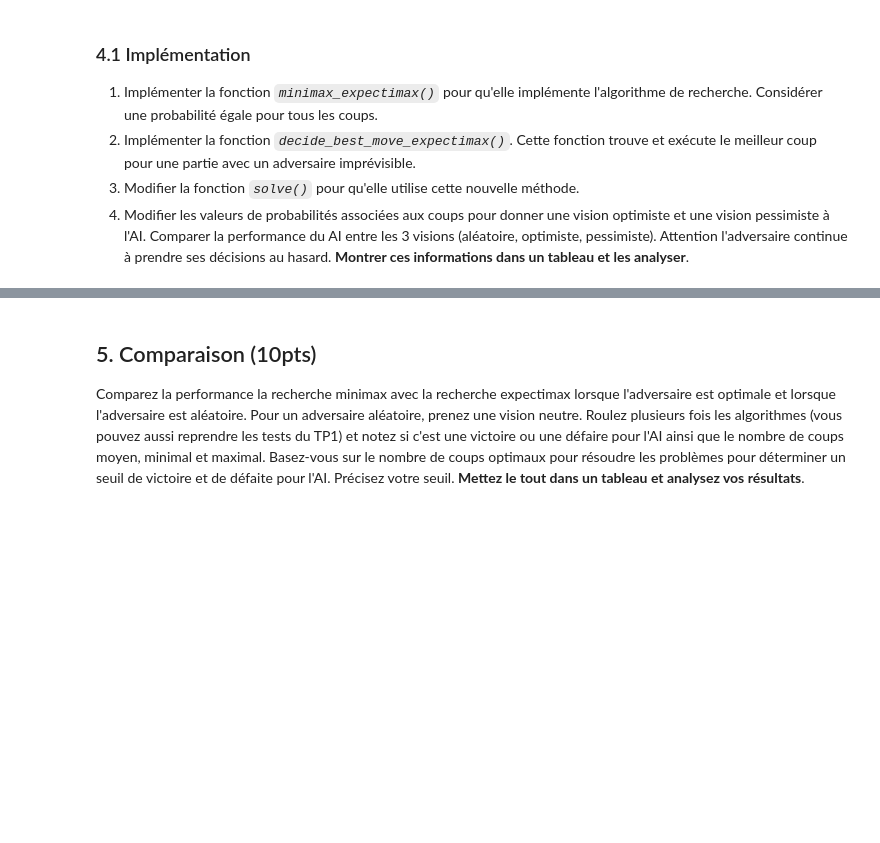
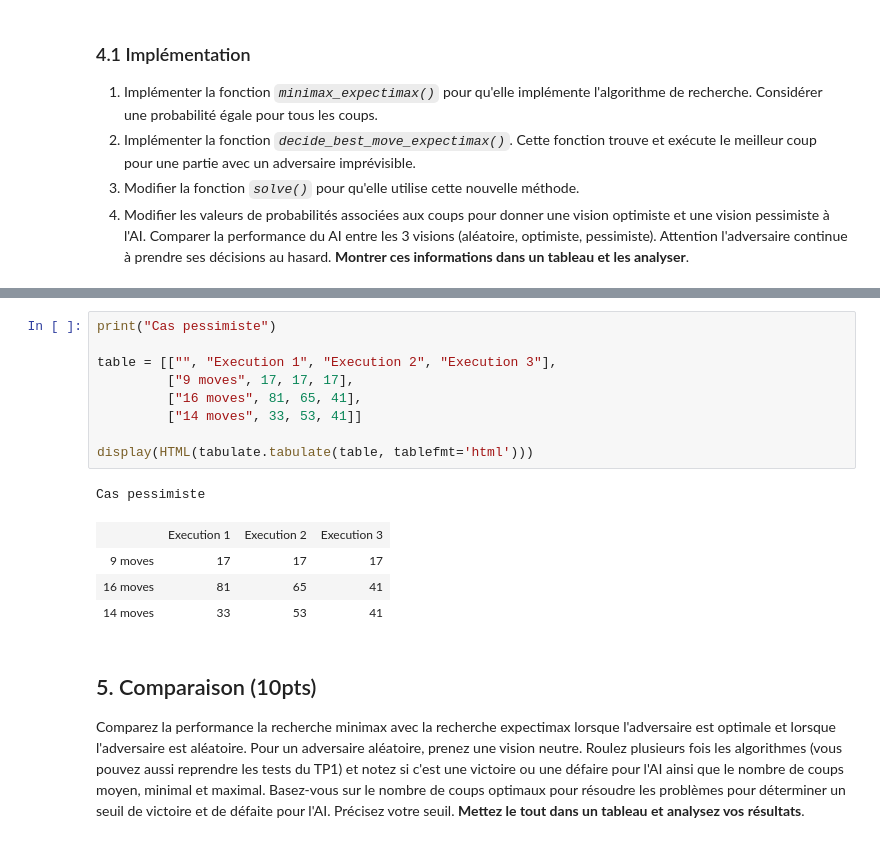
Before and after one commit to MAliElakhrass/INF8215, a Jupyter notebook: TP2/TP2_INF8215.ipynb, the cells around one changed output, grey strips where cells are left out. Cells and saved outputs as stored; diff of their text form; blank space fills up the shorter version.

```diff
--- a/TP2/TP2_INF8215.ipynb
+++ b/TP2/TP2_INF8215.ipynb
@@ -702,3 +1138,18 @@ algo.solve(s, False)
+# %%
+print("Cas pessimiste")
+
+table = [["", "Execution 1", "Execution 2", "Execution 3"],
+         ["9 moves", 17, 17, 17],
+         ["16 moves", 81, 65, 41],
+         ["14 moves", 33, 53, 41]]
+
+display(HTML(tabulate.tabulate(table, tablefmt='html')))
+# %% [output]
+Cas pessimiste
+|  | Execution 1 | Execution 2 | Execution 3 |
+| 9 moves | 17 | 17 | 17 |
+| 16 moves | 81 | 65 | 41 |
+| 14 moves | 33 | 53 | 41 |
 # %% [markdown]
 ## 5. Comparaison (10pts)
 Comparez la performance la recherche minimax avec la recherche expectimax lorsque l'adversaire est optimale et lorsque l'adversaire est aléatoire. Pour un adversaire aléatoire, prenez une vision neutre. Roulez plusieurs fois les algorithmes (vous pouvez aussi reprendre les tests du TP1) et notez si c'est une victoire ou une défaire pour l'AI ainsi que le nombre de coups moyen, minimal et maximal. Basez-vous sur le nombre de coups optimaux pour résoudre les problèmes pour déterminer un seuil de victoire et de défaite pour l'AI. Précisez votre seuil. **Mettez le tout dans un tableau et analysez vos résultats**.
```
Also changed, not shown: parts of 22 cells of this notebook, 3 other files.
